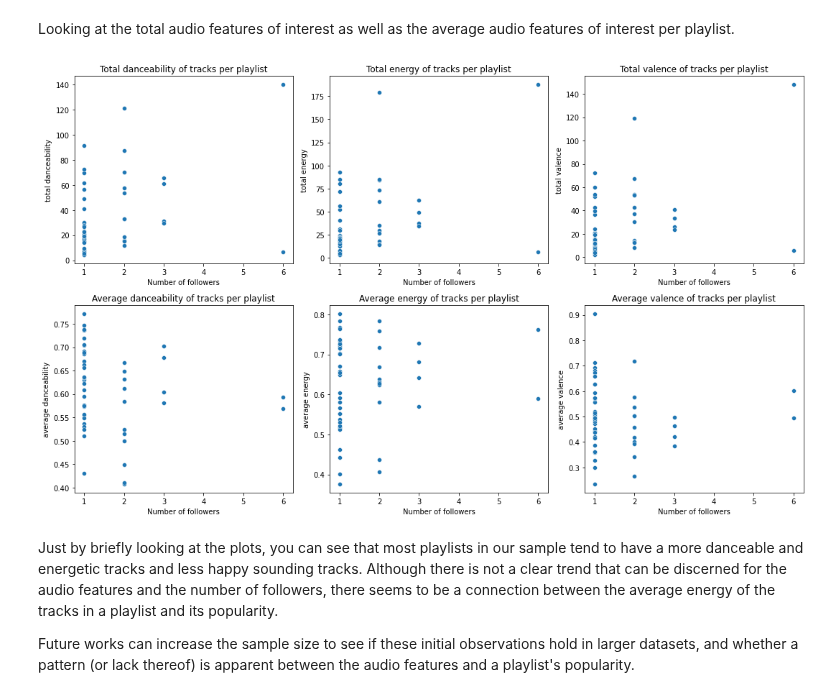
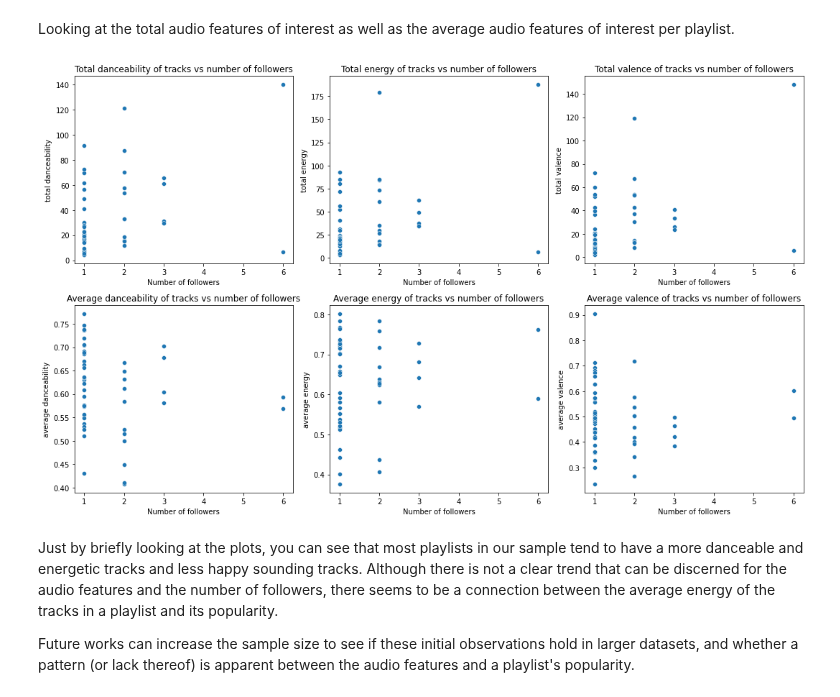
Before and after one commit to danielagarcia319/cs109a-final-project, a Jupyter notebook: Milestone_3.ipynb, the cells around one changed output. Saved outputs shown, nothing was run; the diff lists cells and outputs as text; code cells hidden in the pictures.

Commit message:
Fixed plot title

```diff
--- a/Milestone_3.ipynb
+++ b/Milestone_3.ipynb
@@ -904,21 +904,21 @@ Looking at the total audio features of interest as well as the average audio fea
 # %%
 playlist_demo = pd.concat([demo_sample, demo], axis=1)
 
 fig, ax = plt.subplots(2,3, figsize=(15,9))
 
 for i in range(3):
     sns.scatterplot(data=playlist_demo, y=features[i], x='num_followers', ax=ax[0,i])
     ax[0,i].set_xlabel('Number of followers')
     ax[0,i].set_ylabel(f'total {features[i]}')
-    ax[0,i].set_title(f'Total {features[i]} of tracks per playlist')
+    ax[0,i].set_title(f'Total {features[i]} of tracks vs number of followers')
     sns.scatterplot(data=playlist_demo, y=avgs[i], x='num_followers', ax=ax[1,i])
     ax[1,i].set_xlabel('Number of followers')
     ax[1,i].set_ylabel(f'average {features[i]}')
-    ax[1,i].set_title(f'Average {features[i]} of tracks per playlist')
+    ax[1,i].set_title(f'Average {features[i]} of tracks vs number of followers')
 
 plt.tight_layout()
 # %% [output]
-[figure, old version]
+[figure, new version]
 # %% [markdown]
 Just by briefly looking at the plots, you can see that most playlists in our sample tend to have a more danceable and energetic tracks and less happy sounding tracks. Although there is not a clear trend that can be discerned for the audio features and the number of followers, there seems to be a connection between the average energy of the tracks in a playlist and its popularity.
 
```
